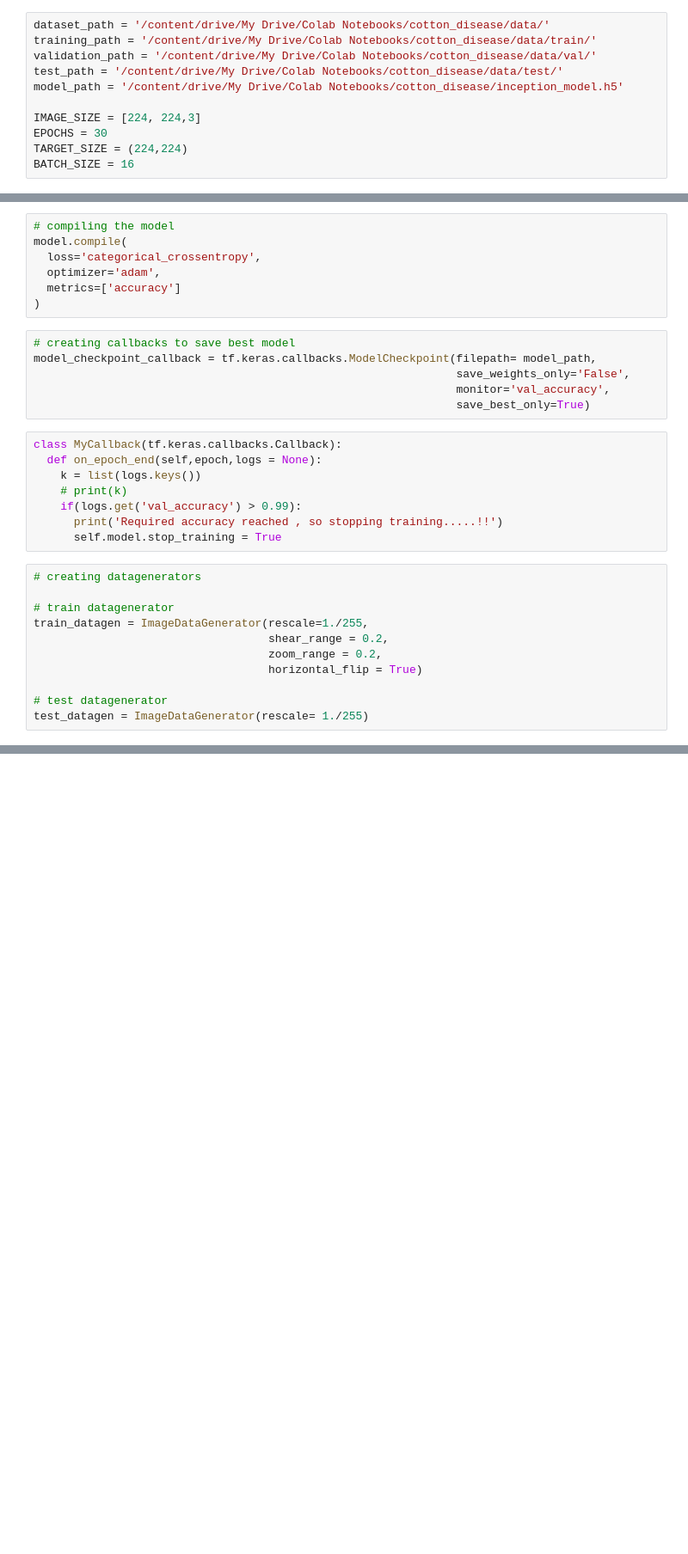
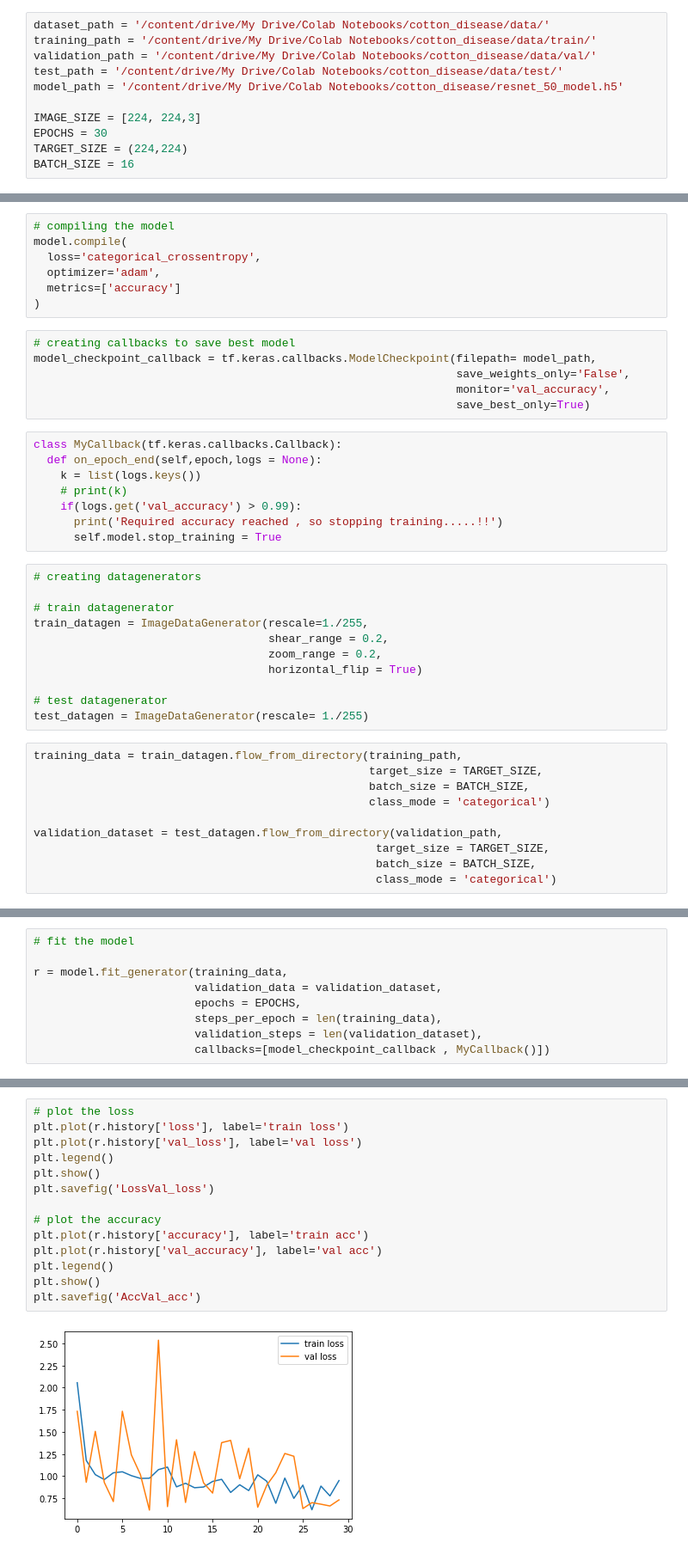
Before and after one commit to R-aryan/Plant_Disease_Prediction, a Jupyter notebook: src/training/plant_disease_using_resnet50.ipynb, the cells around one changed output, grey strips where cells are left out. Shown: that part at 86% size. Cells and saved outputs as stored; diff of their text form; blank space fills up the shorter version.

Commit message:
added resnet training notebook

```diff
--- a/src/training/plant_disease_using_resnet50.ipynb
+++ b/src/training/plant_disease_using_resnet50.ipynb
@@ -24,7 +24,7 @@ dataset_path = '/content/drive/My Drive/Colab Notebooks/cotton_disease/data/'
 training_path = '/content/drive/My Drive/Colab Notebooks/cotton_disease/data/train/'
 validation_path = '/content/drive/My Drive/Colab Notebooks/cotton_disease/data/val/'
 test_path = '/content/drive/My Drive/Colab Notebooks/cotton_disease/data/test/'
-model_path = '/content/drive/My Drive/Colab Notebooks/cotton_disease/inception_model.h5'
+model_path = '/content/drive/My Drive/Colab Notebooks/cotton_disease/resnet_50_model.h5'
 
 IMAGE_SIZE = [224, 224,3]
 EPOCHS = 30
@@ -104,3 +107,13 @@ train_datagen = ImageDataGenerator(rescale=1./255,
 
 # test datagenerator
 test_datagen = ImageDataGenerator(rescale= 1./255)
+# %%
+training_data = train_datagen.flow_from_directory(training_path,
+                                                  target_size = TARGET_SIZE,
+                                                  batch_size = BATCH_SIZE,
+                                                  class_mode = 'categorical')
+
+validation_dataset = test_datagen.flow_from_directory(validation_path,
+                                                   target_size = TARGET_SIZE,
+                                                   batch_size = BATCH_SIZE,
+                                                   class_mode = 'categorical')
@@ -106,0 +123,9 @@ test_datagen = ImageDataGenerator(rescale= 1./255)
+# %%
+# fit the model
+
+r = model.fit_generator(training_data,
+                        validation_data = validation_dataset,
+                        epochs = EPOCHS,
+                        steps_per_epoch = len(training_data),
+                        validation_steps = len(validation_dataset),
+                        callbacks=[model_checkpoint_callback , MyCallback()])
@@ -106,0 +150,16 @@ test_datagen = ImageDataGenerator(rescale= 1./255)
+# %%
+# plot the loss
+plt.plot(r.history['loss'], label='train loss')
+plt.plot(r.history['val_loss'], label='val loss')
+plt.legend()
+plt.show()
+plt.savefig('LossVal_loss')
+
+# plot the accuracy
+plt.plot(r.history['accuracy'], label='train acc')
+plt.plot(r.history['val_accuracy'], label='val acc')
+plt.legend()
+plt.show()
+plt.savefig('AccVal_acc')
+# %% [output]
+[figure, added]
```
Also changed, not shown: parts of 6 cells of this notebook.
